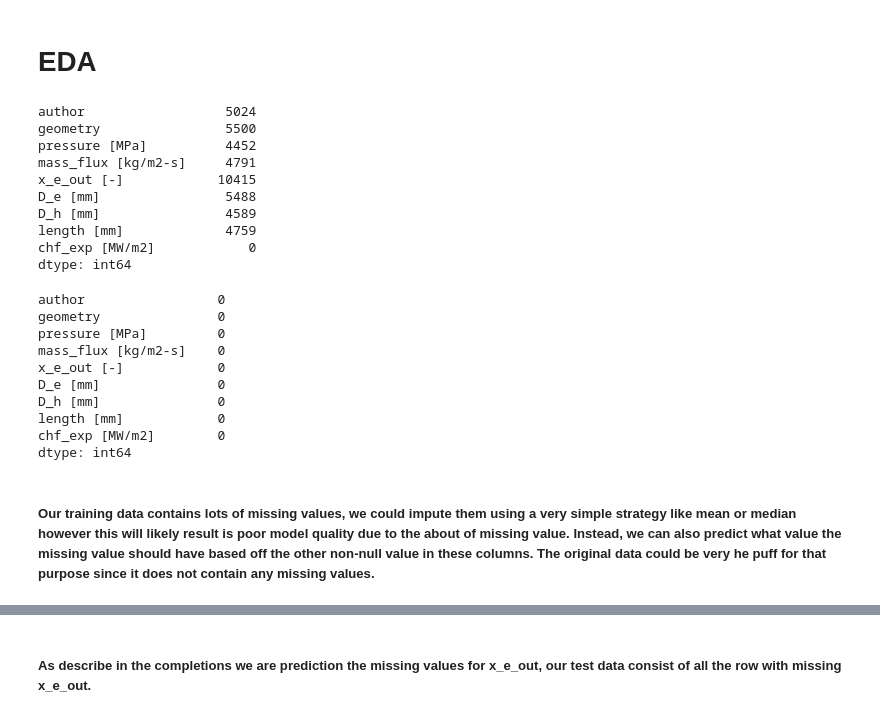
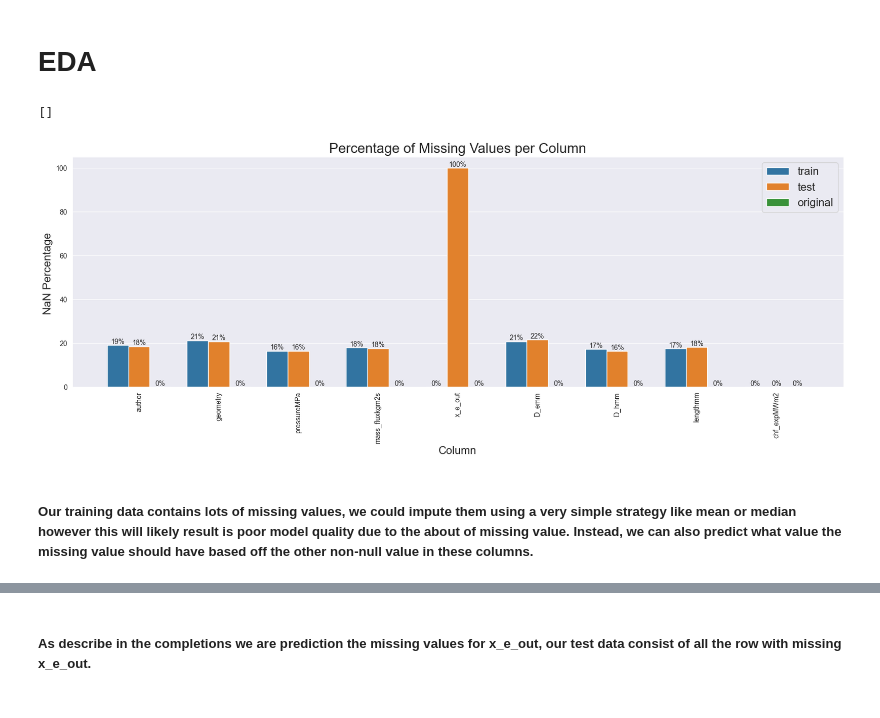
Before and after one commit to mnokno/FeatureImputationHeatFluxDataset, a Jupyter notebook: FeatureImputationHeatFluxDataset/src/FeatureImputationHeatFluxDataset.ipynb, the cells around one changed output, grey strips where cells are left out. Cells and saved outputs as stored; diff of their text form; code cells hidden in the pictures.

```diff
--- a/FeatureImputationHeatFluxDataset/src/FeatureImputationHeatFluxDataset.ipynb
+++ b/FeatureImputationHeatFluxDataset/src/FeatureImputationHeatFluxDataset.ipynb
@@ -53,30 +51,6 @@ def get_full_dir(sub_dir: str) -> str:
 # %%
 df_sample_submission: pd.DataFrame = pd.read_csv(get_full_dir('input/playground-series-s3e15/sample_submission.csv'))
 df_data: pd.DataFrame = pd.read_csv(get_full_dir('input/playground-series-s3e15/data.csv'), index_col='id')
+df_train = df_data[~df_data['x_e_out [-]'].isna()]
+df_test = df_data[df_data['x_e_out [-]'].isna()]
 df_og: pd.DataFrame = pd.read_csv(get_full_dir('input/predicting-heat-flux/Data_CHF_Zhao_2020_ATE.csv'), index_col='id')
-# %%
-df_data.isna().sum()
-# %% [output]
-author                  5024
-geometry                5500
-pressure [MPa]          4452
-mass_flux [kg/m2-s]     4791
-x_e_out [-]            10415
-D_e [mm]                5488
-D_h [mm]                4589
-length [mm]             4759
-chf_exp [MW/m2]            0
-dtype: int64
-# %%
-df_og.isna().sum()
-# %% [output]
-author                 0
-geometry               0
-pressure [MPa]         0
-mass_flux [kg/m2-s]    0
-x_e_out [-]            0
-D_e [mm]               0
-D_h [mm]               0
-length [mm]            0
-chf_exp [MW/m2]        0
-dtype: int64
@@ -83,4 +64,41 @@ dtype: int64
+# %%
+df_data = remove_special_characters_from_dataframe(df_data)
+df_train = remove_special_characters_from_dataframe(df_train)
+df_test = remove_special_characters_from_dataframe(df_test)
+df_og = remove_special_characters_from_dataframe(df_og)
+# %%
+train = pd.DataFrame(df_train.isna().sum() * 100 / df_train.count())
+train['dataset'] = 'train'
+
+test = pd.DataFrame(df_test.isna().sum() * 100 / df_test.count())
+test['dataset'] = 'test'
+
+og = pd.DataFrame(df_og.isna().sum() * 100 / df_og.count())
+og['dataset'] = 'original'
+
+df_tmp = pd.concat([train, test, og], axis=0)
+df_tmp = df_tmp.replace(np.inf, 100)
+df_tmp = df_tmp.rename(columns={0: 'NaN Percentage %', 'dataset': 'Data Set'})
+df_tmp['Column'] = df_tmp.index
+# %%
+plt.figure(figsize=(20, 6))
+ax = sns.barplot(data=df_tmp, y='NaN Percentage %', x="Column", hue="Data Set", orient='v')
+ax.set_xticklabels(ax.get_xticklabels(), rotation=90)
+for p in ax.patches:
+    ax.annotate(format(p.get_height(), '.0f') + '%',
+                (p.get_x() + p.get_width() / 2., p.get_height()),
+                ha = 'center', va = 'center',
+                xytext = (0, 5),
+                textcoords = 'offset points')
+plt.xlabel('Column', fontsize=16)
+plt.ylabel('NaN Percentage ', fontsize=16)
+ax.legend(fontsize=16)
+plt.title('Percentage of Missing Values per Column', fontsize=20)
+plt.plot()
+# %% [output]
+[]
+[figure, added]
 # %% [markdown]
-##### Our training data contains lots of missing values, we could impute them using a very simple strategy like mean or median however this will likely result is poor model quality due to the about of missing value. Instead, we can also predict what value the missing value should have based off the other non-null value in these columns. The original data could be very he puff for that purpose since it does not contain any missing values.
+##### Our training data contains lots of missing values, we could impute them using a very simple strategy like mean or median however this will likely result is poor model quality due to the about of missing value. Instead, we can also predict what value the missing value should have based off the other non-null value in these columns.
 # %%
 df_sample_submission.head()
```
Also changed, not shown: parts of 29 cells of this notebook, 1 other file.
